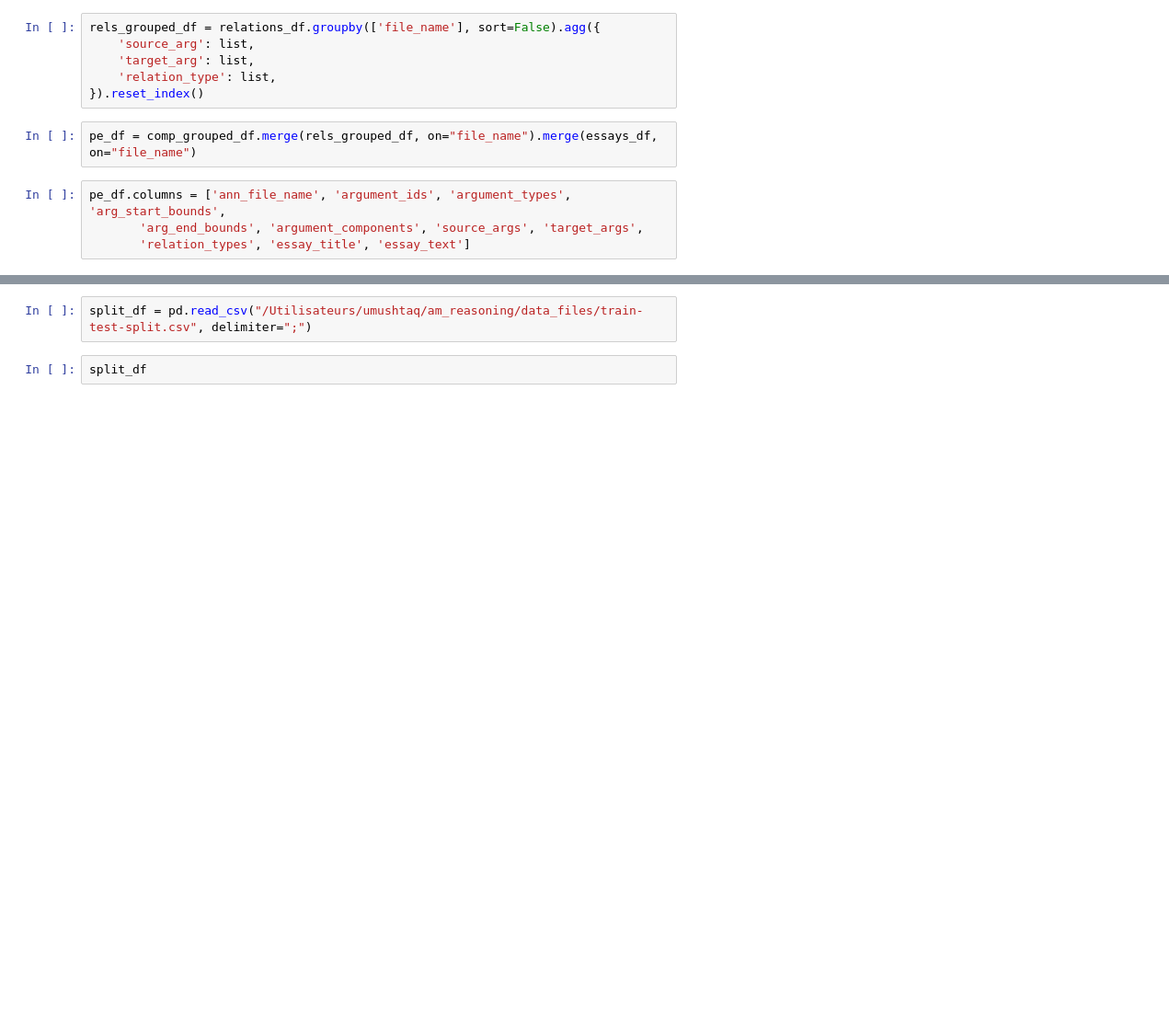
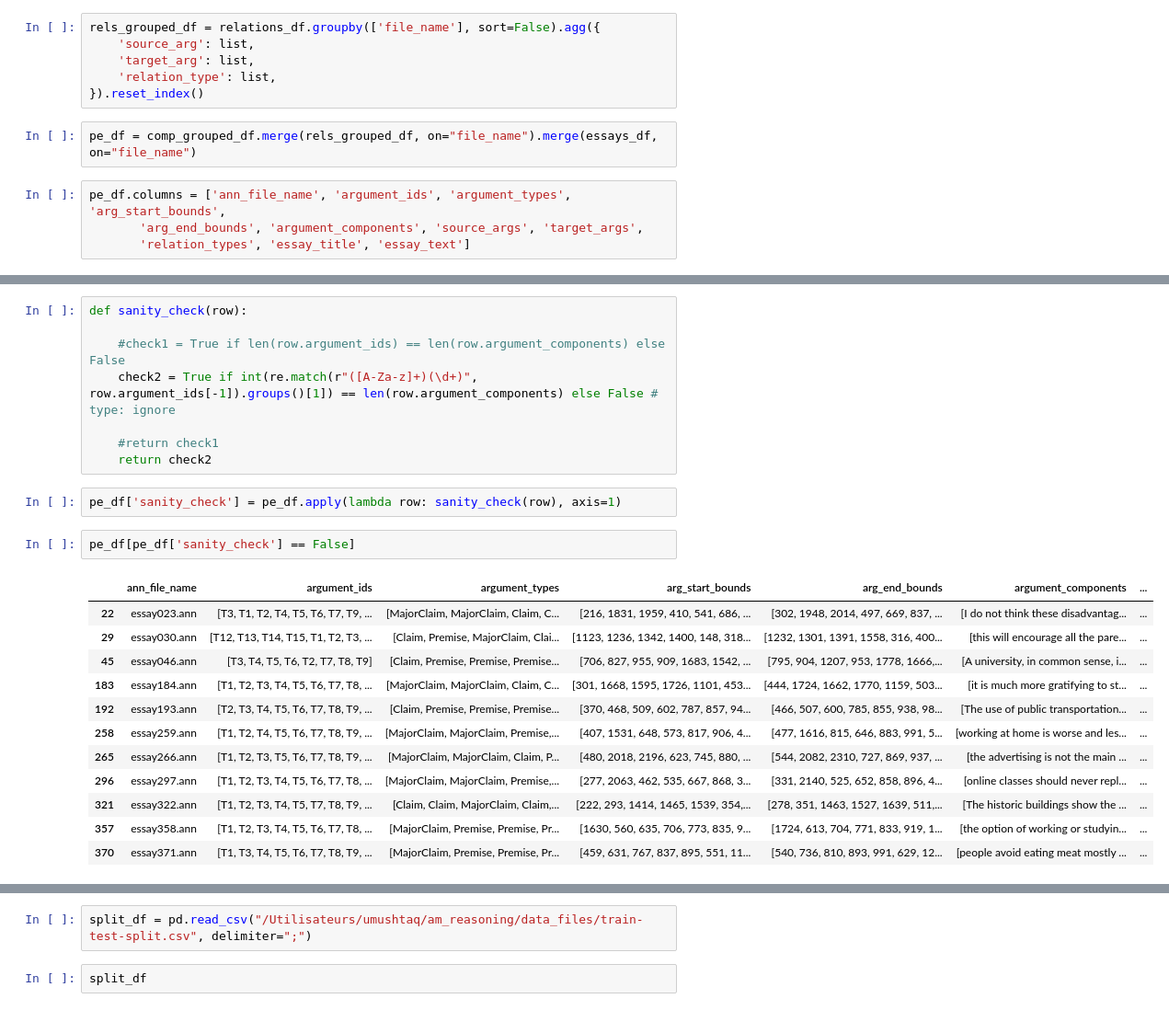
Before and after one commit to mohammadoumar/am_reasoning, a Jupyter notebook: notebooks/build_pe_dataset.ipynb, the cells around one changed output, grey strips where cells are left out. Shown: that part at 92% size. Drawn from its saved outputs; the diff is of its cells as text; blank space fills up the shorter version.

```diff
--- a/notebooks/build_pe_dataset.ipynb
+++ b/notebooks/build_pe_dataset.ipynb
@@ -234,0 +222,25 @@ pe_df
+# %%
+def sanity_check(row):
+
+    #check1 = True if len(row.argument_ids) == len(row.argument_components) else False
+    check2 = True if int(re.match(r"([A-Za-z]+)(\d+)", row.argument_ids[-1]).groups()[1]) == len(row.argument_components) else False # type: ignore
+
+    #return check1
+    return check2
+# %%
+pe_df['sanity_check'] = pe_df.apply(lambda row: sanity_check(row), axis=1)
+# %%
+pe_df[pe_df['sanity_check'] == False]
+# %% [output]
+|  | ann_file_name | argument_ids | argument_types | arg_start_bounds | arg_end_bounds | argument_components | ... |
+| 22 | essay023.ann | [T3, T1, T2, T4, T5, T6, T7, T9, ... | [MajorClaim, MajorClaim, Claim, C... | [216, 1831, 1959, 410, 541, 686, ... | [302, 1948, 2014, 497, 669, 837, ... | [I do not think these disadvantag... | ... |
+| 29 | essay030.ann | [T12, T13, T14, T15, T1, T2, T3, ... | [Claim, Premise, MajorClaim, Clai... | [1123, 1236, 1342, 1400, 148, 318... | [1232, 1301, 1391, 1558, 316, 400... | [this will encourage all the pare... | ... |
+| 45 | essay046.ann | [T3, T4, T5, T6, T2, T7, T8, T9] | [Claim, Premise, Premise, Premise... | [706, 827, 955, 909, 1683, 1542, ... | [795, 904, 1207, 953, 1778, 1666,... | [A university, in common sense, i... | ... |
+| 183 | essay184.ann | [T1, T2, T3, T4, T5, T6, T7, T8, ... | [MajorClaim, MajorClaim, Claim, C... | [301, 1668, 1595, 1726, 1101, 453... | [444, 1724, 1662, 1770, 1159, 503... | [it is much more gratifying to st... | ... |
+| 192 | essay193.ann | [T2, T3, T4, T5, T6, T7, T8, T9, ... | [Claim, Premise, Premise, Premise... | [370, 468, 509, 602, 787, 857, 94... | [466, 507, 600, 785, 855, 938, 98... | [The use of public transportation... | ... |
+| 258 | essay259.ann | [T1, T2, T4, T5, T6, T7, T8, T9, ... | [MajorClaim, MajorClaim, Premise,... | [407, 1531, 648, 573, 817, 906, 4... | [477, 1616, 815, 646, 883, 991, 5... | [working at home is worse and les... | ... |
+| 265 | essay266.ann | [T1, T2, T3, T5, T6, T7, T8, T9, ... | [MajorClaim, MajorClaim, Claim, P... | [480, 2018, 2196, 623, 745, 880, ... | [544, 2082, 2310, 727, 869, 937, ... | [the advertising is not the main ... | ... |
+| 296 | essay297.ann | [T1, T2, T3, T4, T5, T6, T7, T8, ... | [MajorClaim, MajorClaim, Premise,... | [277, 2063, 462, 535, 667, 868, 3... | [331, 2140, 525, 652, 858, 896, 4... | [online classes should never repl... | ... |
+| 321 | essay322.ann | [T1, T2, T3, T4, T5, T7, T8, T9, ... | [Claim, Claim, MajorClaim, Claim,... | [222, 293, 1414, 1465, 1539, 354,... | [278, 351, 1463, 1527, 1639, 511,... | [The historic buildings show the ... | ... |
+| 357 | essay358.ann | [T1, T2, T3, T4, T5, T6, T7, T8, ... | [MajorClaim, Premise, Premise, Pr... | [1630, 560, 635, 706, 773, 835, 9... | [1724, 613, 704, 771, 833, 919, 1... | [the option of working or studyin... | ... |
+| 370 | essay371.ann | [T1, T3, T4, T5, T6, T7, T8, T9, ... | [MajorClaim, Premise, Premise, Pr... | [459, 631, 767, 837, 895, 551, 11... | [540, 736, 810, 893, 991, 629, 12... | [people avoid eating meat mostly ... | ... |
```
Also changed, not shown: parts of 12 cells of this notebook, 1 other file.
